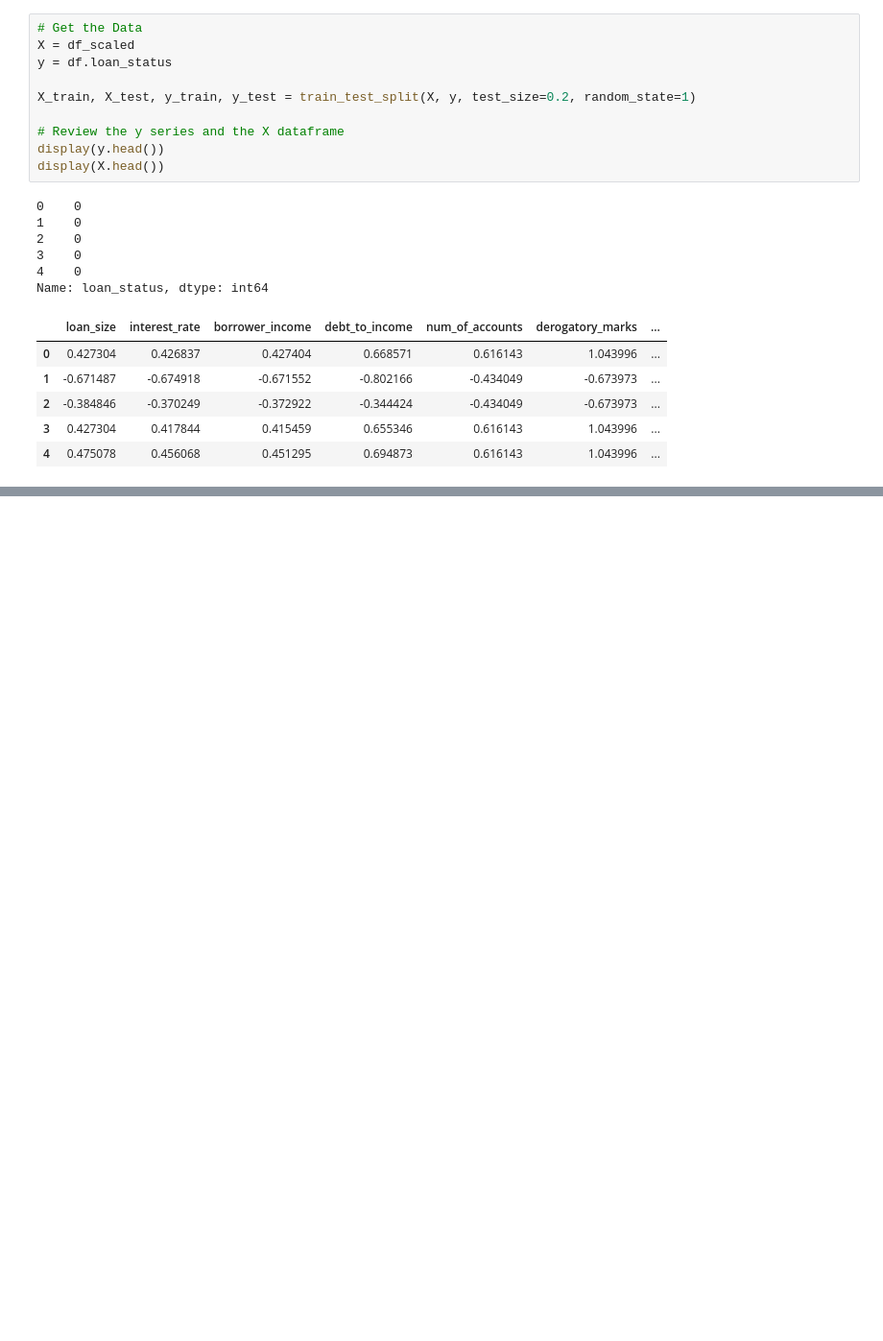
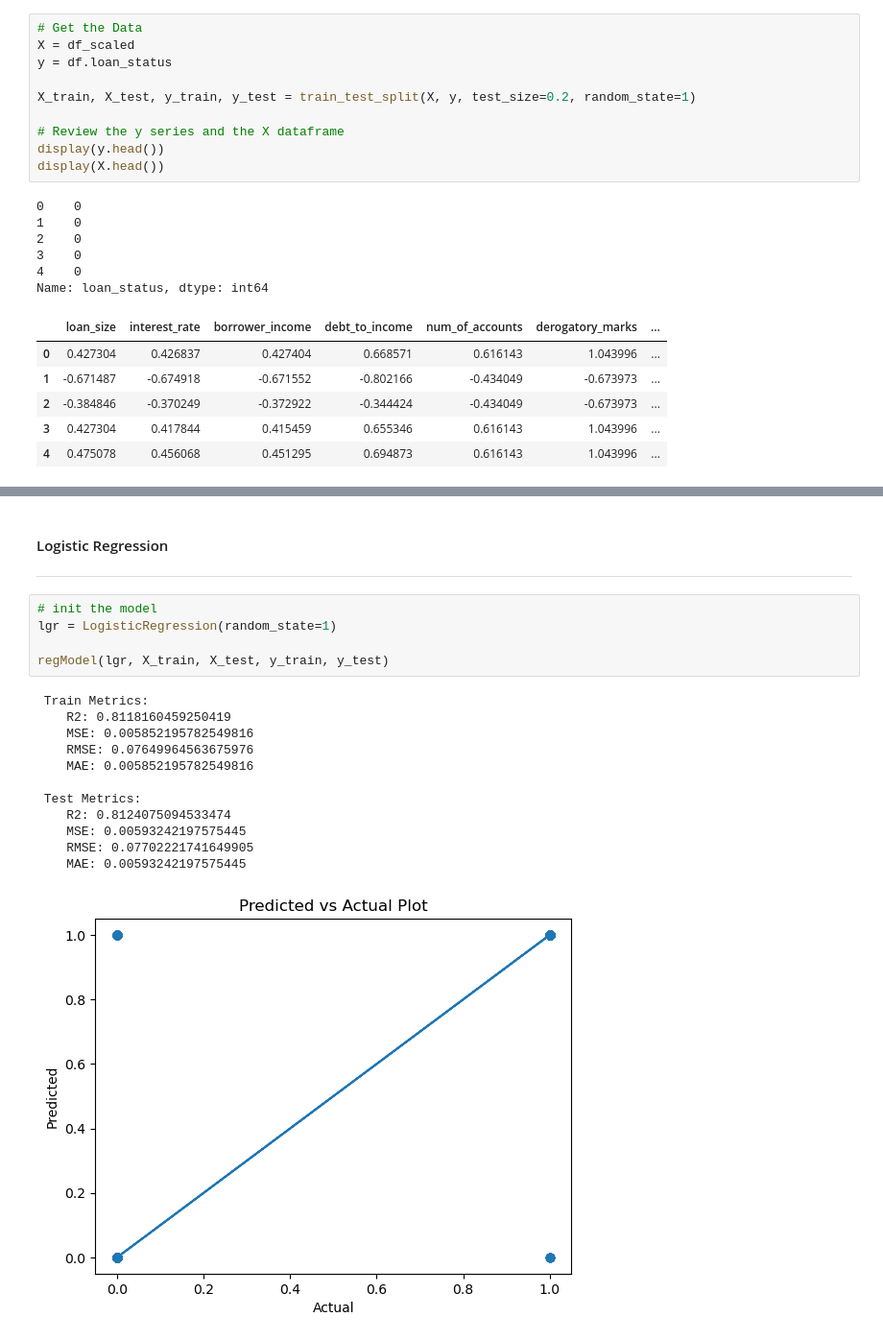
Before and after one commit to martabaker/ds_module_20_sup_learning, a Jupyter notebook: Starter_Code/credit_risk_hw.ipynb, the cells around one changed output, grey strips where cells are left out. Shown at 96% size. Cells and saved outputs as stored; diff of their text form; blank space fills up the shorter version.

```diff
--- a/Starter_Code/credit_risk_hw.ipynb
+++ b/Starter_Code/credit_risk_hw.ipynb
@@ -134,0 +196,21 @@ Check to see how the following models pe
+# %% [markdown]
+#### Logistic Regression
+---
+# %%
+# init the model
+lgr = LogisticRegression(random_state=1)
+
+regModel(lgr, X_train, X_test, y_train, y_test)
+# %% [output]
+ Train Metrics:
+    R2: 0.8118160459250419
+    MSE: 0.005852195782549816
+    RMSE: 0.07649964563675976
+    MAE: 0.005852195782549816
+
+ Test Metrics:
+    R2: 0.8124075094533474
+    MSE: 0.00593242197575445
+    RMSE: 0.07702221741649905
+    MAE: 0.00593242197575445
+[figure, added]
```
Also changed, not shown: parts of 5 cells of this notebook.
